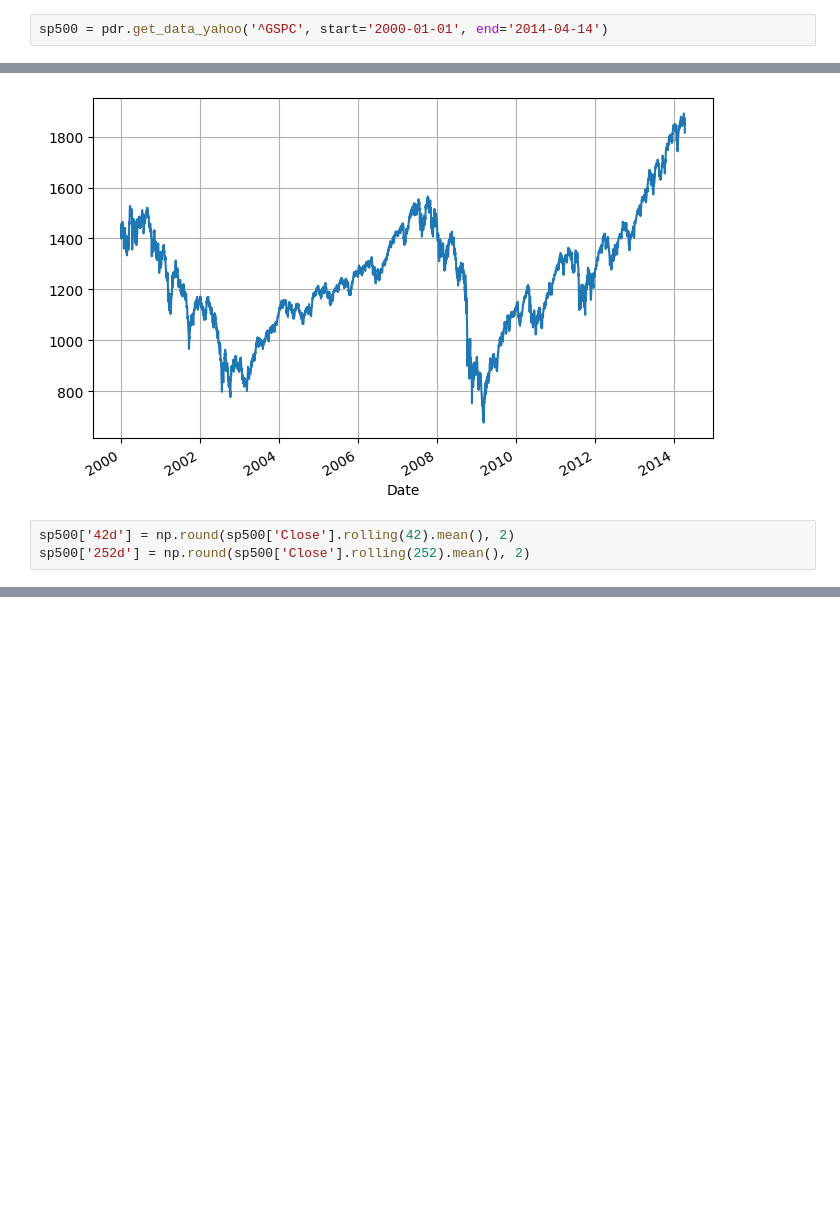
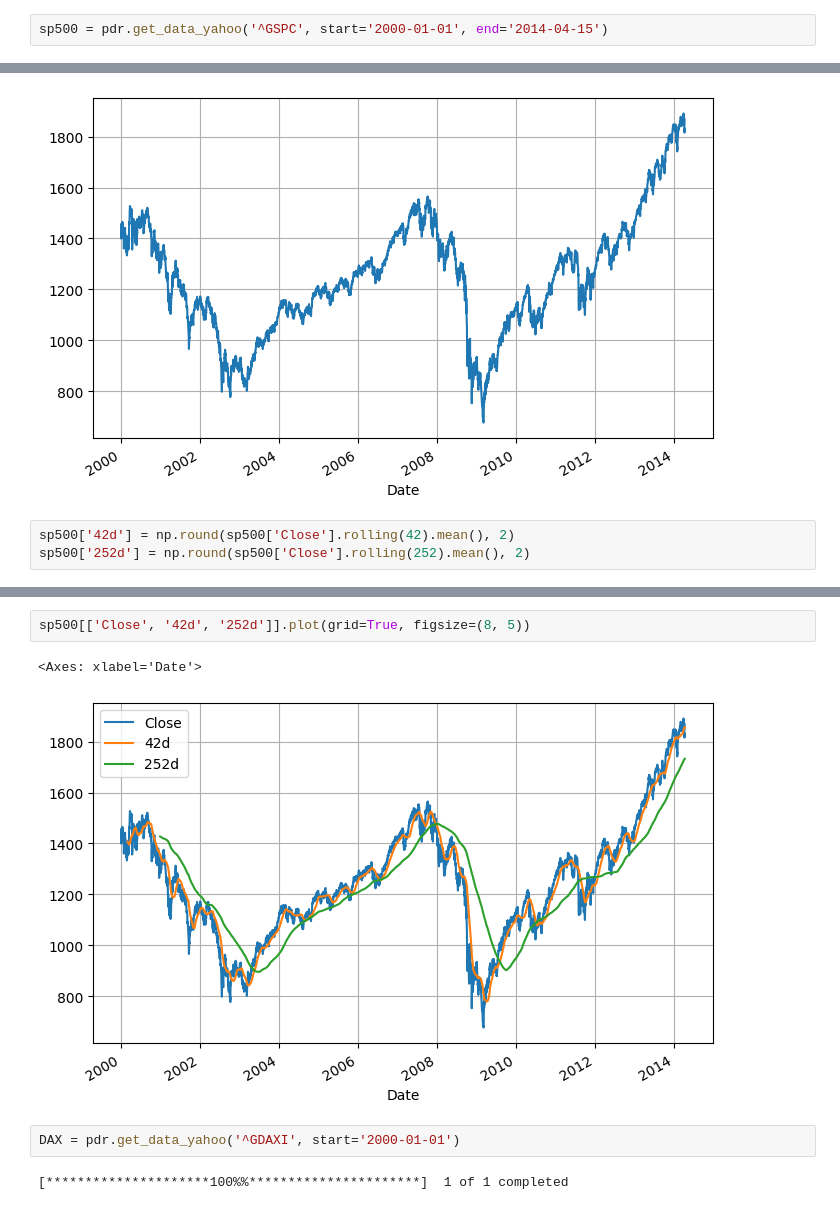
Before and after one commit to casslee1351/Finance-Portfolio, a Jupyter notebook: finance_portfolio.ipynb, the cells around one changed output, grey strips where cells are left out. Drawn from its saved outputs; the diff is of its cells as text; blank space fills up the shorter version.

```diff
--- a/finance_portfolio.ipynb
+++ b/finance_portfolio.ipynb
@@ -37,7 +37,7 @@ import datetime as dt
 # %%
 start=dt.datetime(2000, 1, 1)
 # %%
-sp500 = pdr.get_data_yahoo('^GSPC', start='2000-01-01', end='2014-04-14')
+sp500 = pdr.get_data_yahoo('^GSPC', start='2000-01-01', end='2014-04-15')
 # %% [output]
 [*********************100%%**********************]  1 of 1 completed
 # %%
@@ -66,0 +77,9 @@ sp500['252d'] = np.round(sp500['Close'].rolling(252).mean(), 2)
+# %%
+sp500[['Close', '42d', '252d']].plot(grid=True, figsize=(8, 5))
+# %% [output]
+<Axes: xlabel='Date'>
+[figure, added]
+# %%
+DAX = pdr.get_data_yahoo('^GDAXI', start='2000-01-01')
+# %% [output]
+[*********************100%%**********************]  1 of 1 completed
```
Also changed, not shown: parts of 5 cells of this notebook.
